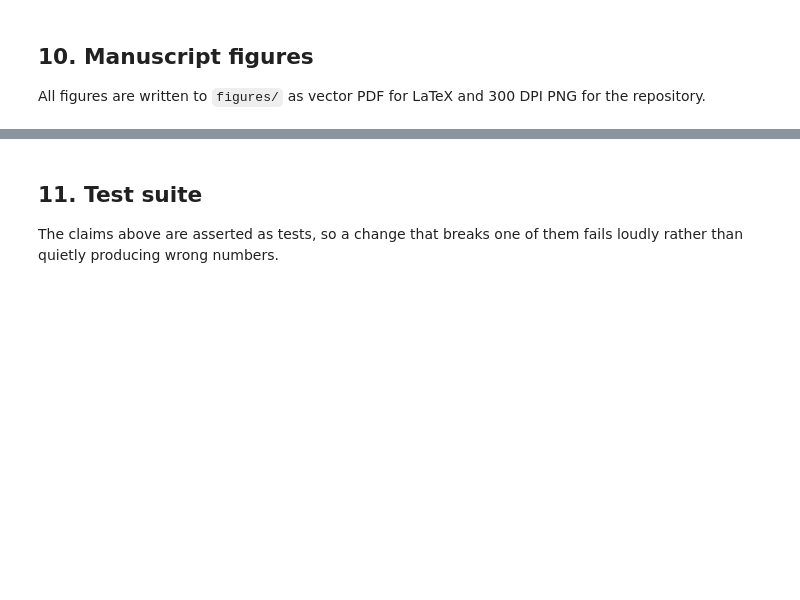
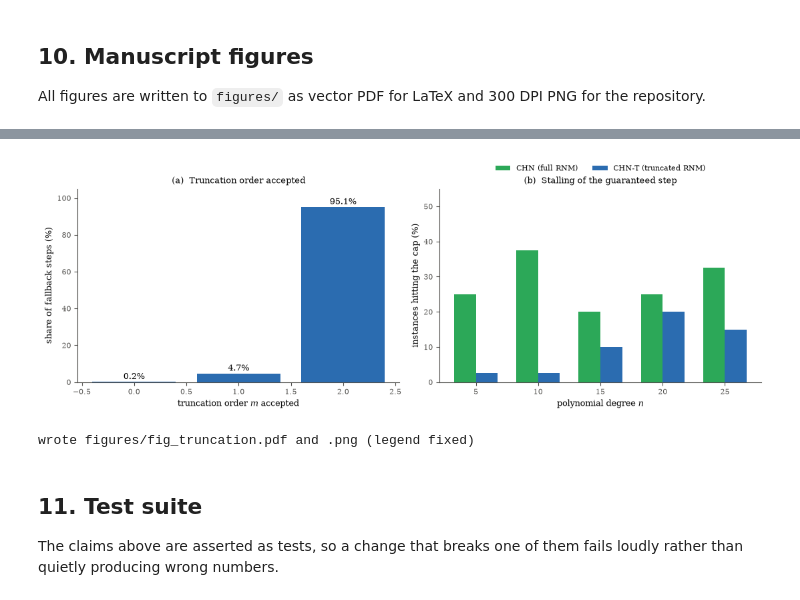
Before and after one commit to Shantanu115/chn-polyroot, a Jupyter notebook: CHN_polynomial_root_finding.ipynb, the cells around one changed output, grey strips where cells are left out. Drawn from its saved outputs; the diff is of its cells as text; code cells hidden in the pictures; blank space fills up the shorter version.

```diff
--- a/CHN_polynomial_root_finding.ipynb
+++ b/CHN_polynomial_root_finding.ipynb
@@ -575,3 +666,76 @@ plt.show()
+# %%
+
+
+hist = stalls["truncation_histogram"]
+
+
+orders = sorted(hist, key=int)
+order_pct = [hist[m] for m in orders]
+
+
+degrees_b = [5, 10, 15, 20, 25]
+_fallback_cap = {
+    "chn":   [25.0, 37.5, 20.0, 25.0, 32.5],
+    "chn_t": [ 2.5,  2.5, 10.0, 20.0, 15.0],
+}
+
+
+def _get_cap_hit(stalls, key):
+    for path in (
+        ("cap_hit", key), ("cap_hit_pct", key), ("iteration_cap_hit", key),
+        (f"cap_hit_{key}",), (f"{key}_cap_hit",),
+    ):
+        d = stalls
+        try:
+            for p in path:
+                d = d[p]
+            return list(d)
+        except (KeyError, TypeError):
+            continue
+    return _fallback_cap[key]
+
+
+cap_chn = _get_cap_hit(stalls, "chn")
+cap_chn_t = _get_cap_hit(stalls, "chn_t")
+
+fig, axes = plt.subplots(1, 2, figsize=(11, 4))
+
+# (a) truncation order accepted
+ax = axes[0]
+ax.bar(orders, order_pct, color="#2b6cb0")
+for m, pct in zip(orders, order_pct):
+    ax.text(m, pct + 1.5, f"{pct:.1f}%", ha="center", fontsize=9)
+ax.set_ylim(0, 105)
+ax.set_xlabel("truncation order $m$ accepted")
+ax.set_ylabel("share of fallback steps (%)")
+ax.set_title("(a)  Truncation order accepted")
+
+# (b) stalling of the guaranteed step -- LEGEND FIX
+ax = axes[1]
+width = 0.35
+x = np.arange(len(degrees_b))
+ax.bar(x - width / 2, cap_chn, width, label="CHN (full RNM)", color="#2ca858")
+ax.bar(x + width / 2, cap_chn_t, width, label="CHN-T (truncated RNM)", color="#2b6cb0")
+ax.set_xticks(x)
+ax.set_xticklabels(degrees_b)
+ax.set_ylim(0, 55)                       # was unset -> bars for CHN hit the top tick
+ax.set_xlabel("polynomial degree $n$")
+ax.set_ylabel("instances hitting the cap (%)")
+ax.set_title("(b)  Stalling of the guaranteed step")
+ax.legend(
+    fontsize=8, ncol=2, frameon=False,
+    loc="upper center", bbox_to_anchor=(0.5, 1.16),  # was default "best" -> sat on the axis/frame
+)
+
+plt.tight_layout()
+plt.savefig("figures/fig_truncation.pdf", bbox_inches="tight")
+plt.savefig("figures/fig_truncation.png", dpi=300, bbox_inches="tight")
+plt.show()
+
+print("wrote figures/fig_truncation.pdf and .png (legend fixed)")
+# %% [output]
+[figure, added]
+wrote figures/fig_truncation.pdf and .png (legend fixed)
 # %% [markdown]
 ## 11. Test suite
 
```
Also changed, not shown: parts of 8 cells of this notebook.
